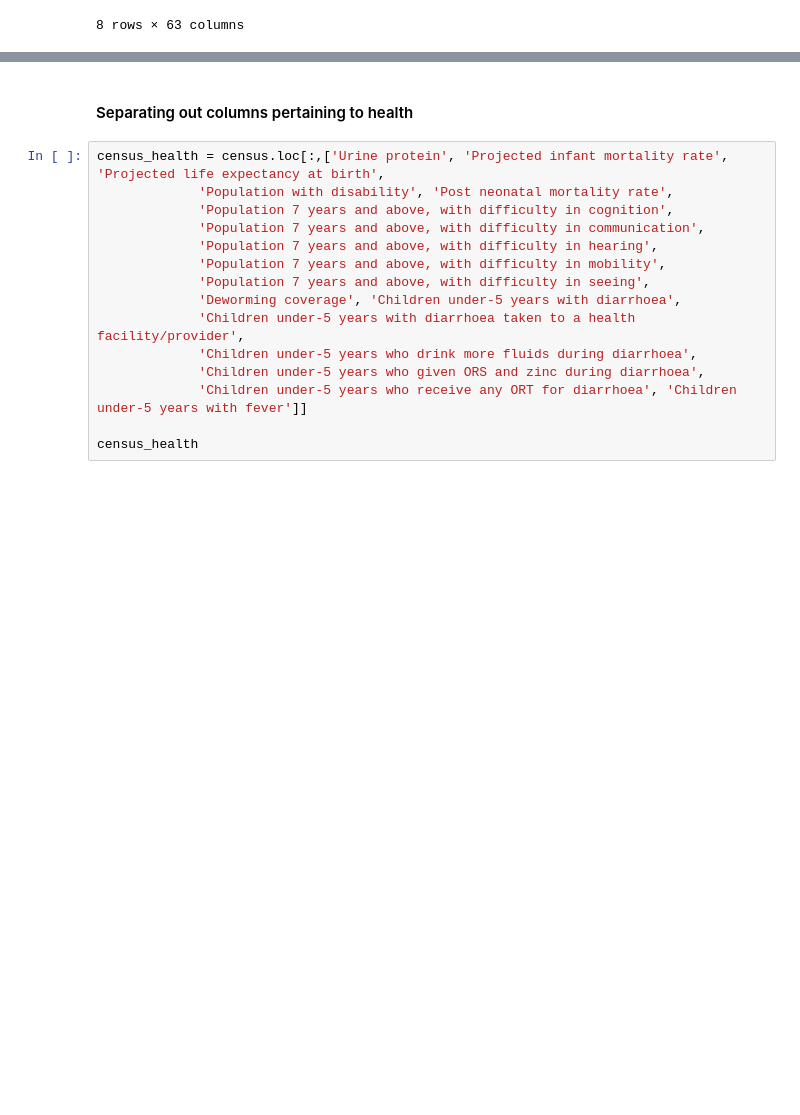
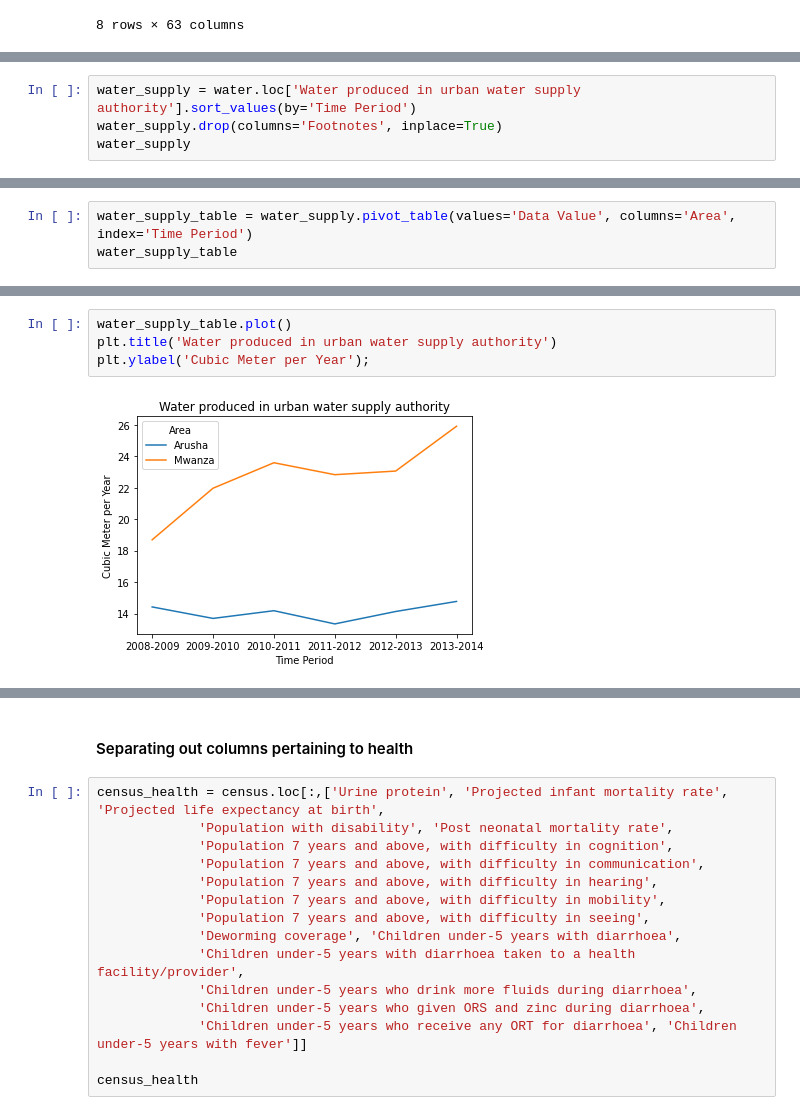
Before and after one commit to kalebts/Tanzania-Group-Project, a Jupyter notebook: Jackie.ipynb, the cells around one changed output, grey strips where cells are left out. Drawn from its saved outputs; the diff is of its cells as text; blank space fills up the shorter version.

```diff
--- a/Jackie.ipynb
+++ b/Jackie.ipynb
@@ -453,0 +500,4 @@ census_water
+# %%
+water_supply = water.loc['Water produced in urban water supply authority'].sort_values(by='Time Period')
+water_supply.drop(columns='Footnotes', inplace=True)
+water_supply
@@ -453,0 +519,3 @@ census_water
+# %%
+water_supply_table = water_supply.pivot_table(values='Data Value', columns='Area', index='Time Period')
+water_supply_table
@@ -453,0 +531,6 @@ census_water
+# %%
+water_supply_table.plot()
+plt.title('Water produced in urban water supply authority')
+plt.ylabel('Cubic Meter per Year');
+# %% [output]
+[figure, added]
```
Also changed, not shown: parts of 25 cells of this notebook, 8 other files.
